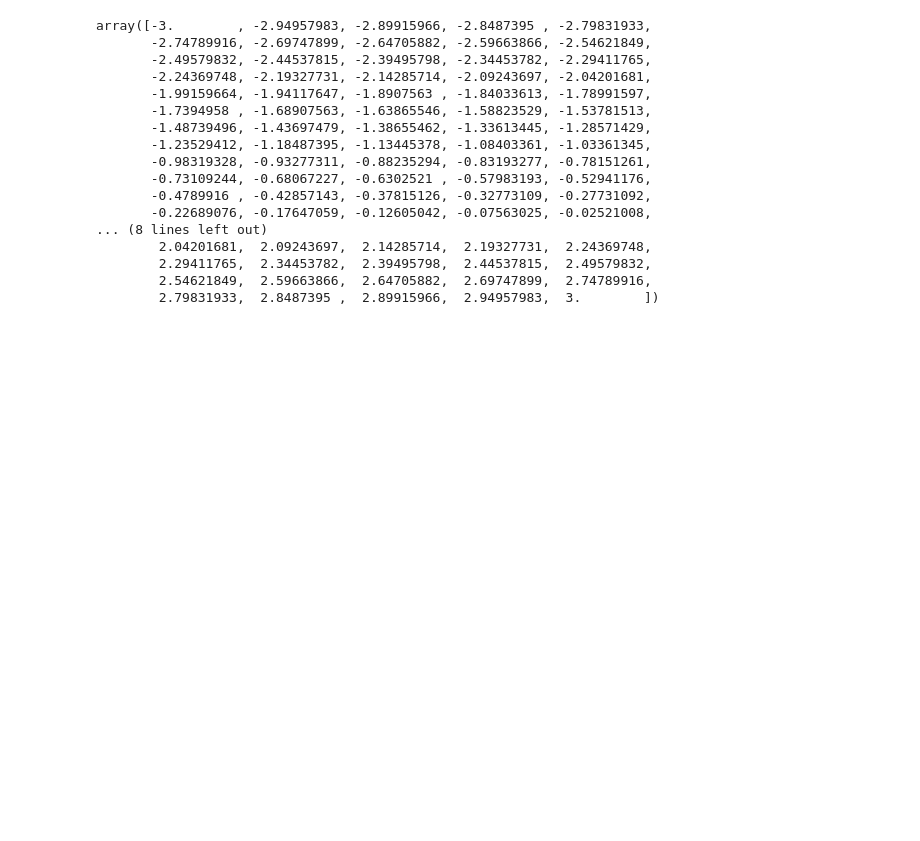
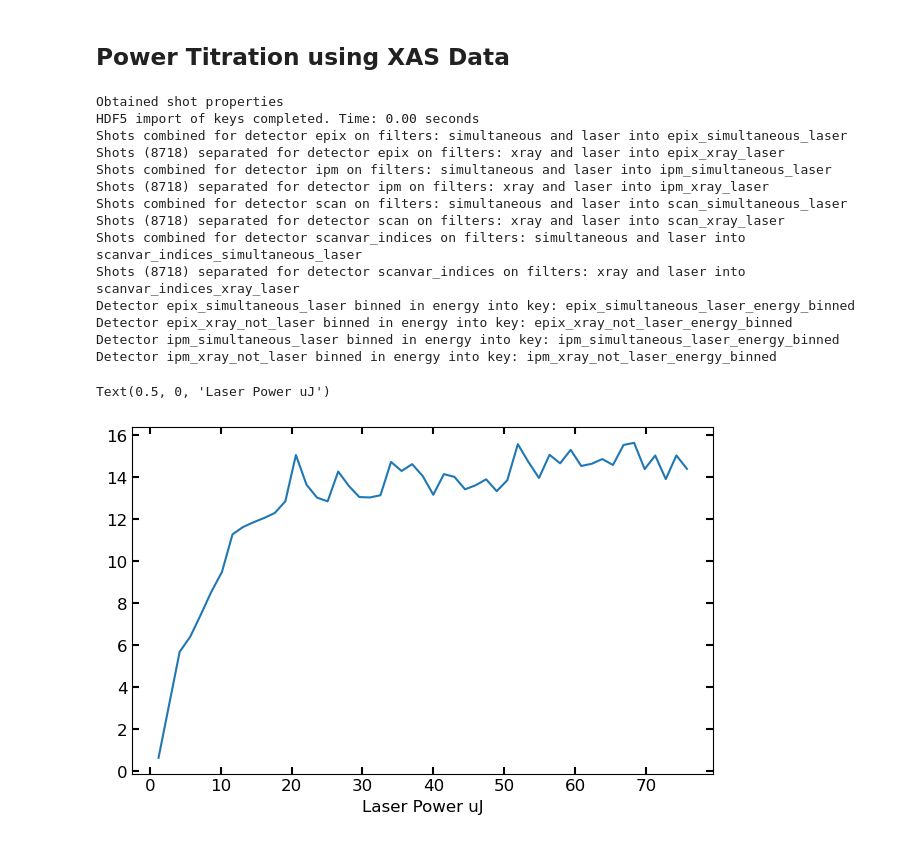
Before and after one commit to lg345/XSpect, a Jupyter notebook: alignments.ipynb, the cells around one changed output. Saved outputs shown, nothing was run; the diff lists cells and outputs as text; code cells hidden in the pictures; blank space fills up the shorter version.

```diff
--- a/alignments.ipynb
+++ b/alignments.ipynb
@@ -59,20 +86,46 @@ xas.analyzed_runs[0].status
+# %% [markdown]
+## Power Titration using XAS Data
 # %%
-xas.time_bins
+xas_experiment = XSpect.XSpect_Analysis.spectroscopy_experiment(lcls_run=22, hutch='xcs', experiment_id='xcsx1008722')
+f=XSpect.XSpect_Analysis.spectroscopy_run(xas_experiment,run=17,verbose=True)
+xas=XSpect.XSpect_Controller.ScanAnalysis_1D()
+analysis=XSpect.XSpect_Analysis.XASAnalysis()
+keys=['epics/ccm_E','epicsUser/ccm_E_setpoint','tt/ttCorr','epics/lxt_ttc', 'enc/lasDelay' , 'ipm5/sum','tt/AMPL','epix_2/ROI_0_sum','scan/var0']
+names=['ccm','ccm_E_setpoint','time_tool_correction','lxt_ttc'  ,'encoder','ipm', 'time_tool_ampl','epix','scan']
+xas.set_key_aliases(keys,names)
+#xas.
+#xas.add_filter('xray','ipm',500.0)
+#xas.add_filter('simultaneous','ipm',500.0)
+#xas.add_filter('simultaneous','time_tool_ampl',0.01)
+xas.run_parser(['41']) # 7.5 uJ -0.5 to 2 ps
+xas.primary_analysis_loop(xas_experiment)
+for f in xas.analyzed_runs:
+    laser_on=f.epix_simultaneous_laser_energy_binned
+    laser_off=f.epix_xray_not_laser_energy_binned
+    norm_on=f.ipm_simultaneous_laser_energy_binned
+    norm_off=f.ipm_xray_not_laser_energy_binned
+ons=laser_on/norm_on
+offs=laser_off/norm_off
+#plt.plot(f.scanvar_bins,ons)
+#plt.plot(f.scanvar_bins,offs)
+plt.plot(f.scanvar_bins,ons-offs)
+#plt.plot(f.scanvar_bins,ons-offs)
+
+plt.xlabel('Laser Power uJ')
 # %% [output]
-array([-3.        , -2.94957983, -2.89915966, -2.8487395 , -2.79831933,
-       -2.74789916, -2.69747899, -2.64705882, -2.59663866, -2.54621849,
-       -2.49579832, -2.44537815, -2.39495798, -2.34453782, -2.29411765,
-       -2.24369748, -2.19327731, -2.14285714, -2.09243697, -2.04201681,
-       -1.99159664, -1.94117647, -1.8907563 , -1.84033613, -1.78991597,
-       -1.7394958 , -1.68907563, -1.63865546, -1.58823529, -1.53781513,
-       -1.48739496, -1.43697479, -1.38655462, -1.33613445, -1.28571429,
-       -1.23529412, -1.18487395, -1.13445378, -1.08403361, -1.03361345,
-       -0.98319328, -0.93277311, -0.88235294, -0.83193277, -0.78151261,
-       -0.73109244, -0.68067227, -0.6302521 , -0.57983193, -0.52941176,
-       -0.4789916 , -0.42857143, -0.37815126, -0.32773109, -0.27731092,
-       -0.22689076, -0.17647059, -0.12605042, -0.07563025, -0.02521008,
-... (8 lines left out)
-        2.04201681,  2.09243697,  2.14285714,  2.19327731,  2.24369748,
-        2.29411765,  2.34453782,  2.39495798,  2.44537815,  2.49579832,
-        2.54621849,  2.59663866,  2.64705882,  2.69747899,  2.74789916,
-        2.79831933,  2.8487395 ,  2.89915966,  2.94957983,  3.        ])
+Obtained shot properties
+HDF5 import of keys completed. Time: 0.00 seconds
+Shots combined for detector epix on filters: simultaneous and laser into epix_simultaneous_laser
+Shots (8718) separated for detector epix on filters: xray and laser into epix_xray_laser
+Shots combined for detector ipm on filters: simultaneous and laser into ipm_simultaneous_laser
+Shots (8718) separated for detector ipm on filters: xray and laser into ipm_xray_laser
+Shots combined for detector scan on filters: simultaneous and laser into scan_simultaneous_laser
+Shots (8718) separated for detector scan on filters: xray and laser into scan_xray_laser
+Shots combined for detector scanvar_indices on filters: simultaneous and laser into scanvar_indices_simultaneous_laser
+Shots (8718) separated for detector scanvar_indices on filters: xray and laser into scanvar_indices_xray_laser
+Detector epix_simultaneous_laser binned in energy into key: epix_simultaneous_laser_energy_binned
+Detector epix_xray_not_laser binned in energy into key: epix_xray_not_laser_energy_binned
+Detector ipm_simultaneous_laser binned in energy into key: ipm_simultaneous_laser_energy_binned
+Detector ipm_xray_not_laser binned in energy into key: ipm_xray_not_laser_energy_binned
+Text(0.5, 0, 'Laser Power uJ')
+[figure, added]
```
Also changed, not shown: parts of 7 cells of this notebook, 2 other files.
